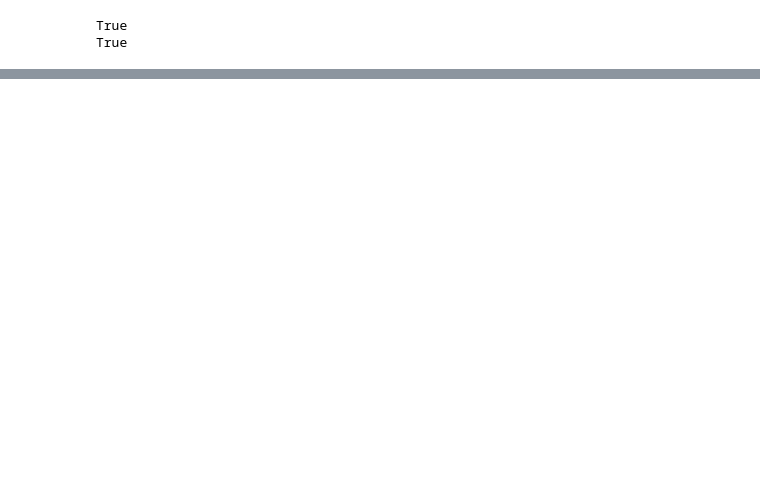
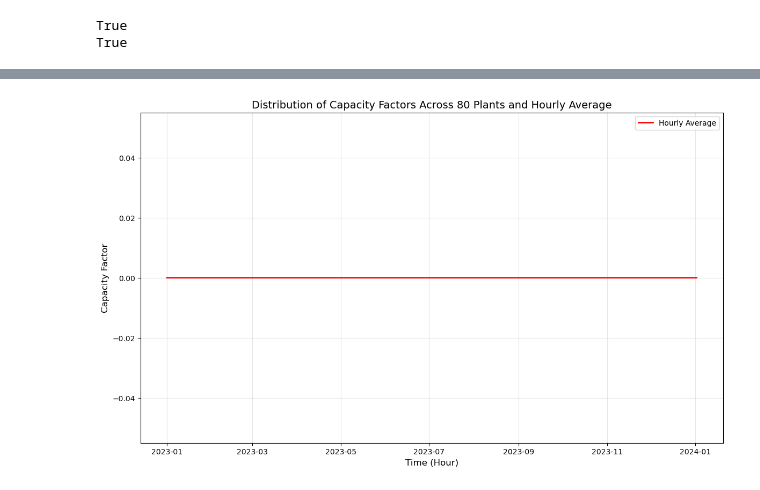
Before and after one commit to lukasschirren/GeoH2-Laos-Master-Thesis, a Jupyter notebook: test_hydropotential.ipynb, the cells around one changed output, grey strips where cells are left out. Cells and saved outputs as stored; diff of their text form; code cells hidden in the pictures; blank space fills up the shorter version.

```diff
--- a/test_hydropotential.ipynb
+++ b/test_hydropotential.ipynb
@@ -228,0 +280,30 @@ plt.show()
+# %%
+import matplotlib.pyplot as plt
+
+# Calculate the average capacity factor for each hour across all plants
+hourly_average = capacity_factor.mean(dim='plant')
+
+# Set up the figure and axis
+plt.figure(figsize=(14, 8))
+
+# Plot the individual capacity factors for each plant as transparent lines
+for plant in capacity_factor.plant:
+    plt.plot(capacity_factor['time'], capacity_factor.sel(plant=plant), alpha=0.3, linewidth=0.5, label='_nolegend_')
+
+# Plot the hourly average capacity factor as a bold line
+plt.plot(hourly_average['time'], hourly_average.values, color='red', label='Hourly Average', linewidth=2)
+
+# Add title, labels, and legend
+plt.title('Distribution of Capacity Factors Across 80 Plants and Hourly Average', fontsize=14)
+plt.xlabel('Time (Hour)', fontsize=12)
+plt.ylabel('Capacity Factor', fontsize=12)
+plt.legend()
+plt.grid(alpha=0.3)
+
+# Display the plot
+plt.show()
+
+# Optionally, save the plot to a file
+# plt.savefig("capacity_factor_distribution.png", dpi=300)
+# %% [output]
+[figure, added]
```
Also changed, not shown: parts of 12 cells of this notebook, 2 other files.
